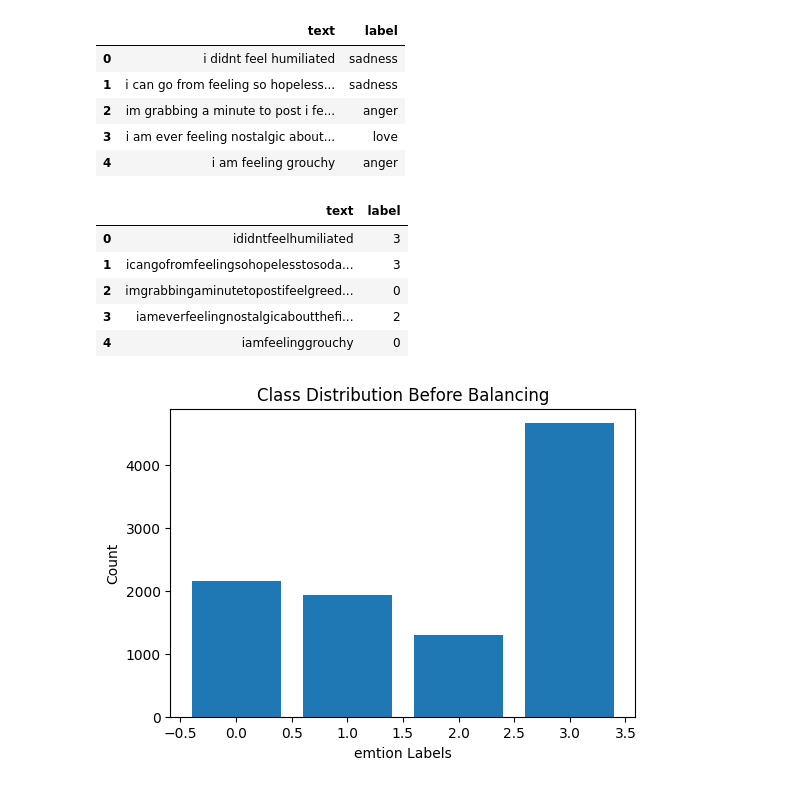
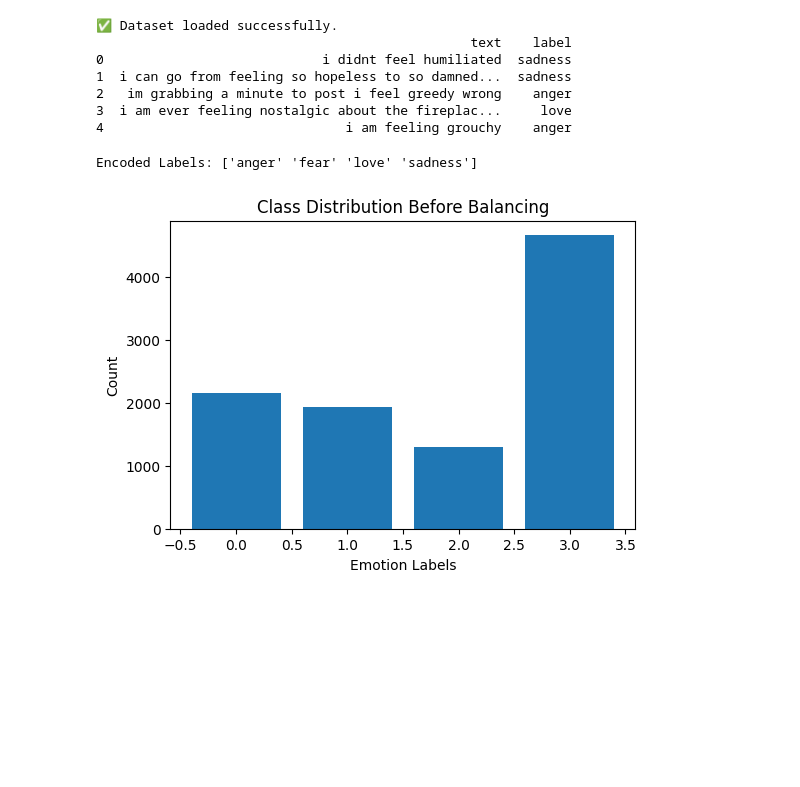
Before and after one commit to Priyesh2004/emotion_detection, a Jupyter notebook: app.ipynb, the cells around one changed output. Drawn from its saved outputs; the diff is of its cells as text; code cells hidden in the pictures; blank space fills up the shorter version.

```diff
--- a/app.ipynb
+++ b/app.ipynb
@@ -15,42 +18,49 @@ from collections import Counter
 # %%
-data=pd.read_csv('emotion_dataset.csv')
-data.head()
+data = pd.read_csv('emotion_dataset.csv')
+print("✅ Dataset loaded successfully.")
+print(data.head())
 # %% [output]
-|  | text | label |
-| 0 | i didnt feel humiliated | sadness |
-| 1 | i can go from feeling so hopeless... | sadness |
-| 2 | im grabbing a minute to post i fe... | anger |
-| 3 | i am ever feeling nostalgic about... | love |
-| 4 | i am feeling grouchy | anger |
+✅ Dataset loaded successfully.
+                                                text    label
+0                            i didnt feel humiliated  sadness
+1  i can go from feeling so hopeless to so damned...  sadness
+2   im grabbing a minute to post i feel greedy wrong    anger
+3  i am ever feeling nostalgic about the fireplac...     love
+4                               i am feeling grouchy    anger
 # %%
-def preproess_text(text):
-    text=text.lower()
-    text=re.sub(r'http\S+','',text)
-    text=re.sub(r'@W+','',text)
-    text=re.sub(r'@W+','',text)
-    text=re.sub(r'[^a-z\s]','',text)
-    text=re.sub(r'\s+','',text).strip()
+def preprocess_text(text):
+    text = text.lower()
+    text = re.sub(r'http\S+', '', text)     # remove links
+    text = re.sub(r'@\w+', '', text)        # remove mentions
+    text = re.sub(r'#', '', text)           # keep hashtag words
+    text = re.sub(r'[^a-z\s!?]', '', text)  # keep letters + ! ?
+    text = re.sub(r'\s+', ' ', text).strip()
     return text
-data["text"]=data["text"].apply(preproess_text)
+
+data["text"] = data["text"].apply(preprocess_text)
 # %%
-label_encoder=LabelEncoder()
-data["label"]=label_encoder.fit_transform(data["label"])
+label_encoder = LabelEncoder()
+data["label"] = label_encoder.fit_transform(data["label"])
+print("\nEncoded Labels:", label_encoder.classes_)
+# %% [output]
+Encoded Labels: ['anger' 'fear' 'love' 'sadness']
 # %%
-data.head()
+plt.figure(figsize=(6,4))
+plt.bar(Counter(data["label"]).keys(), Counter(data["label"]).values())
+plt.title("Class Distribution Before Balancing")
+plt.xlabel("Emotion Labels")
+plt.ylabel("Count")
+plt.show()
 # %% [output]
-|  | text | label |
-| 0 | ididntfeelhumiliated | 3 |
-| 1 | icangofromfeelingsohopelesstosoda... | 3 |
-| 2 | imgrabbingaminutetopostifeelgreed... | 0 |
-| 3 | iameverfeelingnostalgicaboutthefi... | 2 |
-| 4 | iamfeelinggrouchy | 0 |
+[figure, added]
 # %%
-plt.figure(figsize=(6,4))
-plt.bar(Counter(data["label"]).keys(),Counter(data["label"]).values())
-plt.title("Class Distribution Before Balancing")
-plt.xlabel("emtion Labels")
-plt.ylabel("Count")
-plt.show()
+tokenizer = Tokenizer(num_words=10000, oov_token="<OOV>")
+tokenizer.fit_on_texts(data["text"])
+
+vocab_size = len(tokenizer.word_index) + 1
+max_length = 100
+
+X = tokenizer.texts_to_sequences(data["text"])
+X = pad_sequences(X, maxlen=max_length, padding='post')
+y = data["label"].values
-# %% [output]
-[figure, removed]
 # %%
```
Also changed, not shown: parts of 11 cells of this notebook, 1 other file.
